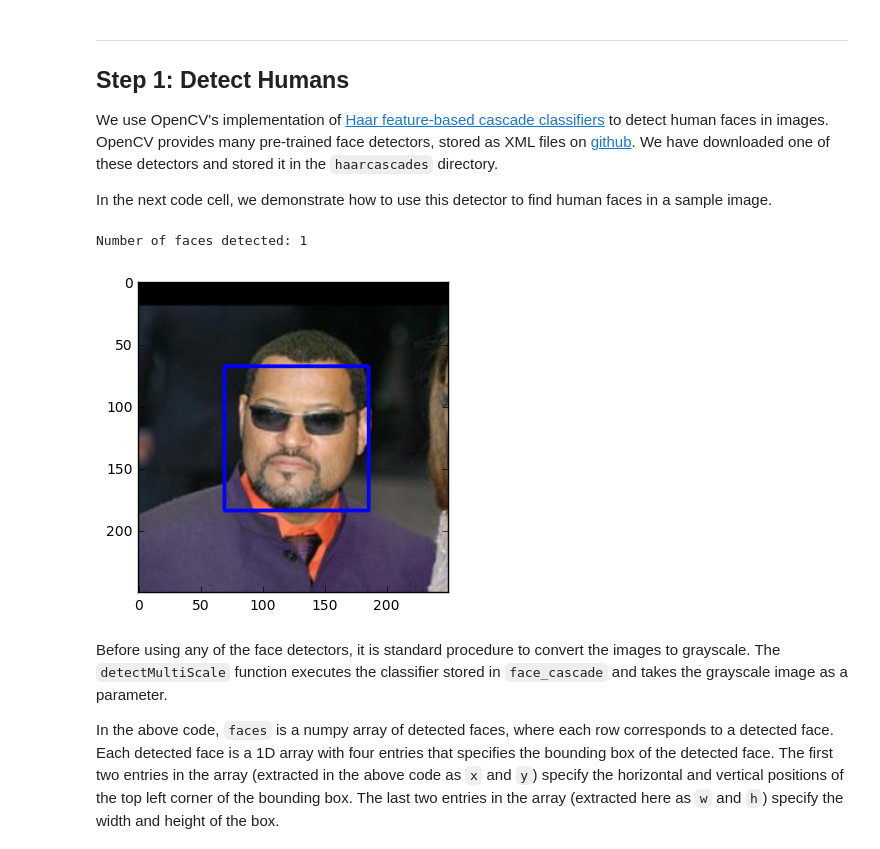
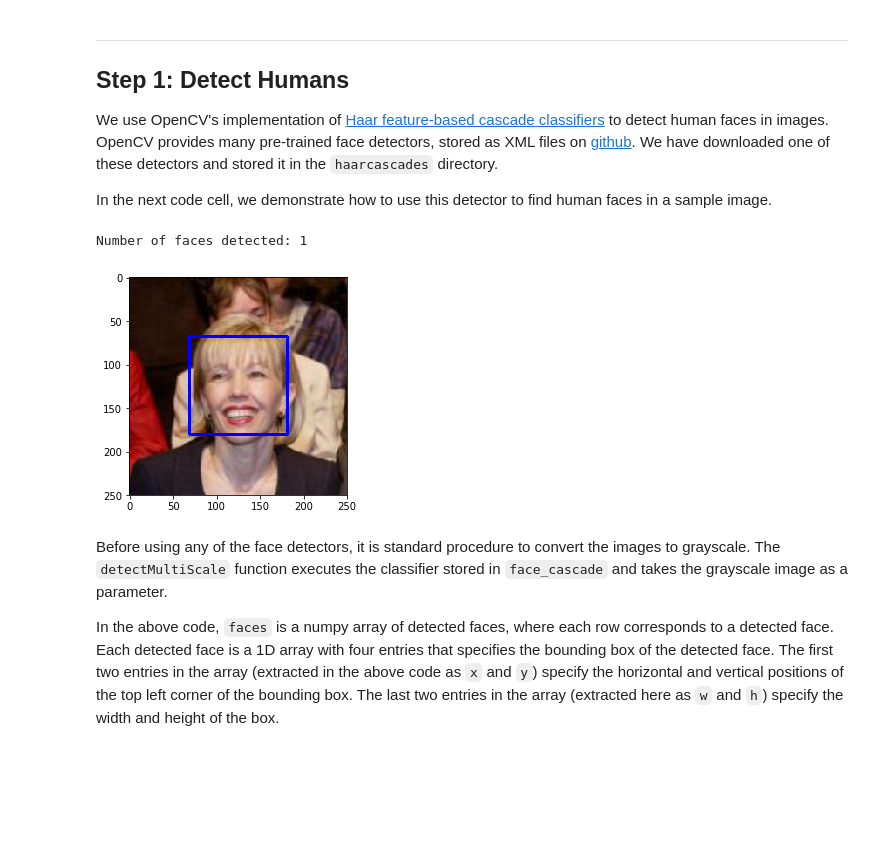
Before and after one commit to ktwud/Dog-Breed-Classifier, a Jupyter notebook: dog_app.ipynb, the cells around one changed output. Drawn from its saved outputs; the diff is of its cells as text; code cells hidden in the pictures; blank space fills up the shorter version.

```diff
--- a/dog_app.ipynb
+++ b/dog_app.ipynb
@@ -114,35 +114,35 @@ In the next code cell, we demonstrate how to use this detector to find human fac
 import cv2
 import matplotlib.pyplot as plt
 %matplotlib inline
 
 # extract pre-trained face detector
 face_cascade = cv2.CascadeClassifier('haarcascades/haarcascade_frontalface_alt.xml')
 
 # load color (BGR) image
-img = cv2.imread(human_files[3])
+img = cv2.imread(human_files[2])
 # convert BGR image to grayscale
 gray = cv2.cvtColor(img, cv2.COLOR_BGR2GRAY)
 
 # find faces in image
 faces = face_cascade.detectMultiScale(gray)
 
 # print number of faces detected in the image
 print('Number of faces detected:', len(faces))
 
 # get bounding box for each detected face
 for (x,y,w,h) in faces:
     # add bounding box to color image
     cv2.rectangle(img,(x,y),(x+w,y+h),(255,0,0),2)
 
 # convert BGR image to RGB for plotting
 cv_rgb = cv2.cvtColor(img, cv2.COLOR_BGR2RGB)
 
 # display the image, along with bounding box
 plt.imshow(cv_rgb)
 plt.show()
 # %% [output]
 Number of faces detected: 1
-[figure, old version]
+[figure, new version]
 # %% [markdown]
 Before using any of the face detectors, it is standard procedure to convert the images to grayscale.  The `detectMultiScale` function executes the classifier stored in `face_cascade` and takes the grayscale image as a parameter.
 
```
Also changed, not shown: parts of 28 cells of this notebook, 1 other file.
